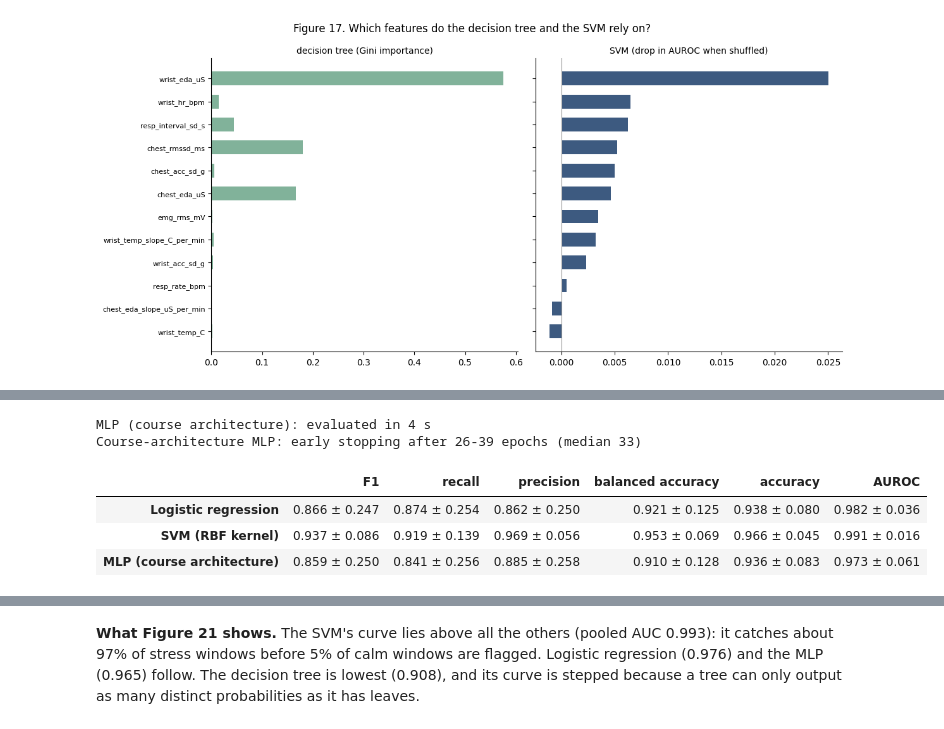
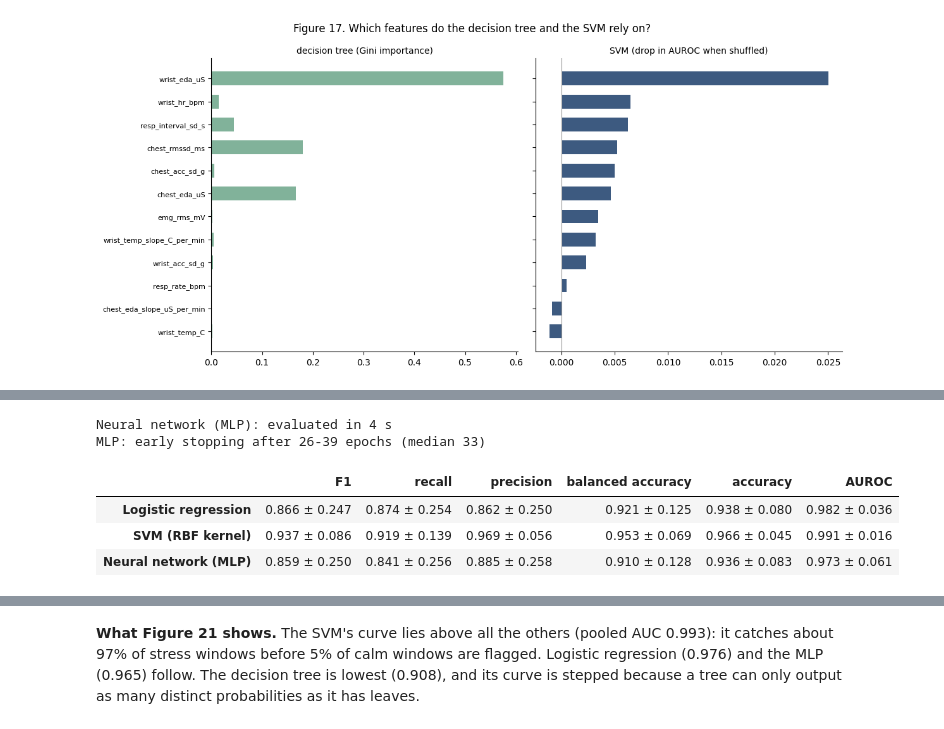
Before and after one commit to JillianMelbourne/WESAD-Stress-Detection, a Jupyter notebook: WESAD_stress_pipeline.ipynb, the cells around one changed output, grey strips where cells are left out. Saved outputs shown, nothing was run; the diff lists cells and outputs as text; code cells hidden in the pictures.

```diff
--- a/WESAD_stress_pipeline.ipynb
+++ b/WESAD_stress_pipeline.ipynb
@@ -1675,6 +1586,6 @@ The course's MLP is used unchanged: two hidden layers of 128 and 64 ReLU neurons
 # %%
 # =============================================================================
-# Section 13: MULTI-LAYER PERCEPTRON (course M4B-Section 14)
+# Section 13: MULTI-LAYER PERCEPTRON
 # =============================================================================
 # Pipeline steps:
 #   1. SimpleImputer    - fill the occasional missing value (median)
@@ -1690,38 +1601,38 @@ mlp_pipeline = Pipeline([
     ("clf",         MLPClassifier(
                         hidden_layer_sizes=(128, 64),   # two hidden layers
                         activation="relu",
                         solver="adam",
                         alpha=0.0001,                   # L2 regularization
                         batch_size=32,
                         learning_rate_init=0.001,
                         max_iter=500,
                         early_stopping=True,            # monitor a validation split
                         validation_fraction=0.1,        # 10% of training windows
                         n_iter_no_change=20,            # patience (epochs)
                         random_state=RANDOM_STATE)),
 ])
 
-MLP_MODELS = {"MLP (course architecture)": mlp_pipeline}
+MLP_MODELS = {"Neural network (MLP)": mlp_pipeline}
 
 for name, model in MLP_MODELS.items():
     start = time.perf_counter()
     FOLD_MODELS[name] = []
     results[name] = evaluate_lopo(model, X_ml, y_ml, groups_ml, fitted_models=FOLD_MODELS[name])
     print(f"{name}: evaluated in {time.perf_counter() - start:.0f} s")
 MODELS.update(MLP_MODELS)
 
 # Epochs trained before early stopping, across the 15 training sets
 epochs = [(m.best_estimator_ if isinstance(m, GridSearchCV) else m).named_steps["clf"].n_iter_
-          for m in FOLD_MODELS["MLP (course architecture)"]]
-print(f"Course-architecture MLP: early stopping after {min(epochs)}-{max(epochs)} epochs (median {int(np.median(epochs))})")
+          for m in FOLD_MODELS["Neural network (MLP)"]]
+print(f"MLP: early stopping after {min(epochs)}-{max(epochs)} epochs (median {int(np.median(epochs))})")
 
 display(summarize({n: results[n] for n in ["Logistic regression", "SVM (RBF kernel)", *MLP_MODELS]}))
 # %% [output]
-MLP (course architecture): evaluated in 4 s
-Course-architecture MLP: early stopping after 26-39 epochs (median 33)
+Neural network (MLP): evaluated in 4 s
+MLP: early stopping after 26-39 epochs (median 33)
 |  | F1 | recall | precision | balanced accuracy | accuracy | AUROC |
 | Logistic regression | 0.866 ± 0.247 | 0.874 ± 0.254 | 0.862 ± 0.250 | 0.921 ± 0.125 | 0.938 ± 0.080 | 0.982 ± 0.036 |
 | SVM (RBF kernel) | 0.937 ± 0.086 | 0.919 ± 0.139 | 0.969 ± 0.056 | 0.953 ± 0.069 | 0.966 ± 0.045 | 0.991 ± 0.016 |
-| MLP (course architecture) | 0.859 ± 0.250 | 0.841 ± 0.256 | 0.885 ± 0.258 | 0.910 ± 0.128 | 0.936 ± 0.083 | 0.973 ± 0.061 |
+| Neural network (MLP) | 0.859 ± 0.250 | 0.841 ± 0.256 | 0.885 ± 0.258 | 0.910 ± 0.128 | 0.936 ± 0.083 | 0.973 ± 0.061 |
 # %% [markdown]
 ### 13.1 Training curve
```
Also changed, not shown: parts of 47 cells of this notebook, 14 other files.
